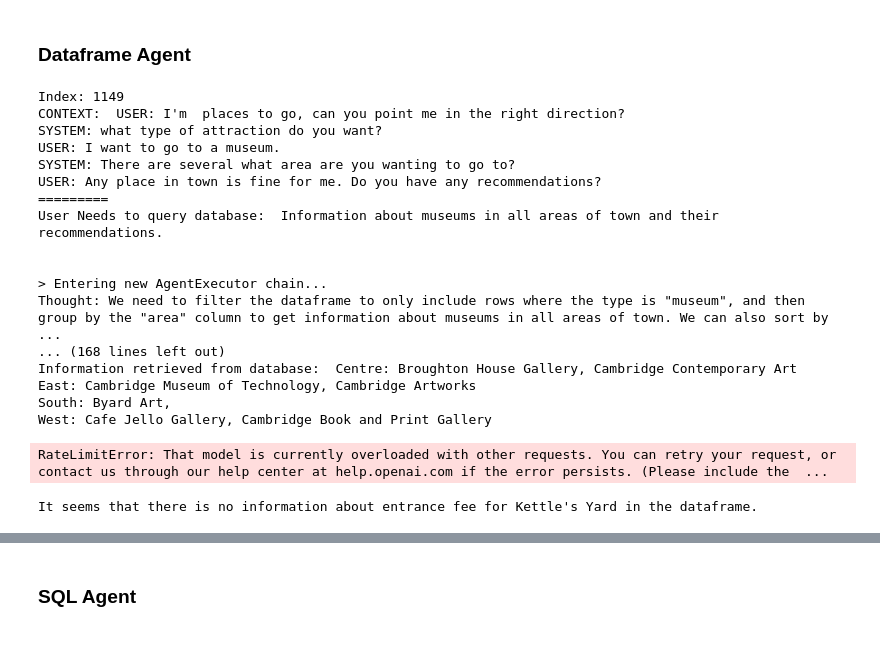
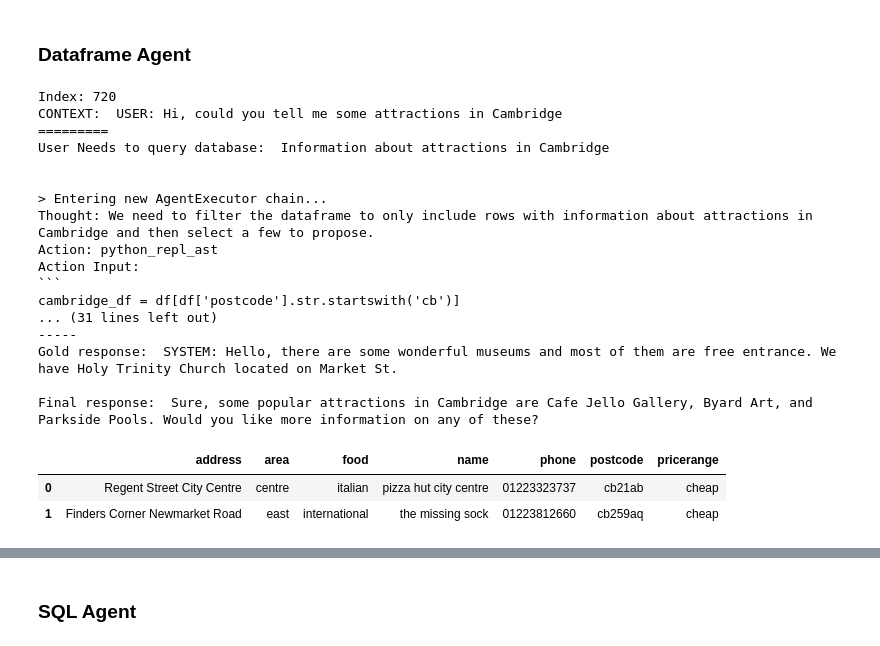
Before and after one commit to WillyHC22/InstructTODS, a Jupyter notebook: mwoz21_e2e_explo.ipynb, the cells around one changed output, grey strips where cells are left out. Cells and saved outputs as stored; diff of their text form; code cells hidden in the pictures.

````diff
--- a/mwoz21_e2e_explo.ipynb
+++ b/mwoz21_e2e_explo.ipynb
@@ -825,10 +825,12 @@ import json
 from pathlib import Path
 from pprint import pprint
 
-file_path="/home/willy/instructod/MultiWOZ_2.1/attraction_db.json"
+file_path="/home/willy/instructod/MultiWOZ_2.1/restaurant_db.json"
 data = json.loads(Path(file_path).read_text())
 df = pd.DataFrame(data)
-df = df.drop(columns=["location"])
+# df = df.drop(columns=["location"])
+df = df.drop(columns=["location", "type", "introduction", "signature", "id"])
+
 
 llm = OpenAI(model_name="gpt-3.5-turbo", temperature=0)
 # llm = OpenAI(temperature=0)
@@ -1050,25 +1049,20 @@ print("-----")
 print("Gold response: ", gold_response)
 print("Final response: ", response)
 # %% [output]
-Index: 1149
-CONTEXT:  USER: I'm  places to go, can you point me in the right direction?
-SYSTEM: what type of attraction do you want?
-USER: I want to go to a museum.
-SYSTEM: There are several what area are you wanting to go to?
-USER: Any place in town is fine for me. Do you have any recommendations?
+Index: 720
+CONTEXT:  USER: Hi, could you tell me some attractions in Cambridge
 =========
-User Needs to query database:  Information about museums in all areas of town and their recommendations.
+User Needs to query database:  Information about attractions in Cambridge
 
 
 > Entering new AgentExecutor chain...
-Thought: We need to filter the dataframe to only include rows where the type is "museum", and then group by the "area" column to get information about museums in all areas of town. We can also sort by ...
-... (168 lines left out)
-Information retrieved from database:  Centre: Broughton House Gallery, Cambridge Contemporary Art
-East: Cambridge Museum of Technology, Cambridge Artworks
-South: Byard Art,
-West: Cafe Jello Gallery, Cambridge Book and Print Gallery
+Thought: We need to filter the dataframe to only include rows with information about attractions in Cambridge and then select a few to propose.
+Action: python_repl_ast
+Action Input:
+```
+cambridge_df = df[df['postcode'].str.startswith('cb')]
+... (31 lines left out)
+-----
+Gold response:  SYSTEM: Hello, there are some wonderful museums and most of them are free entrance. We have Holy Trinity Church located on Market St.
+
+Final response:  Sure, some popular attractions in Cambridge are Cafe Jello Gallery, Byard Art, and Parkside Pools. Would you like more information on any of these?
-RateLimitError: That model is currently overloaded with other requests. You can retry your request, or contact us through our help center at help.openai.com if the error persists. (Please include the  ...
-# %%
-print(query_df)
-# %% [output]
-It seems that there is no information about entrance fee for Kettle's Yard in the dataframe.
@@ -1074,0 +1107,6 @@ It seems that there is no information about entrance fee for Kettle's Yard in th
+# %%
+df.head(2)
+# %% [output]
+|  | address | area | food | name | phone | postcode | pricerange |
+| 0 | Regent Street City Centre | centre | italian | pizza hut city centre | 01223323737 | cb21ab | cheap |
+| 1 | Finders Corner Newmarket Road | east | international | the missing sock | 01223812660 | cb259aq | cheap |
````
Also changed, not shown: parts of 5 cells of this notebook, 3 other files.
